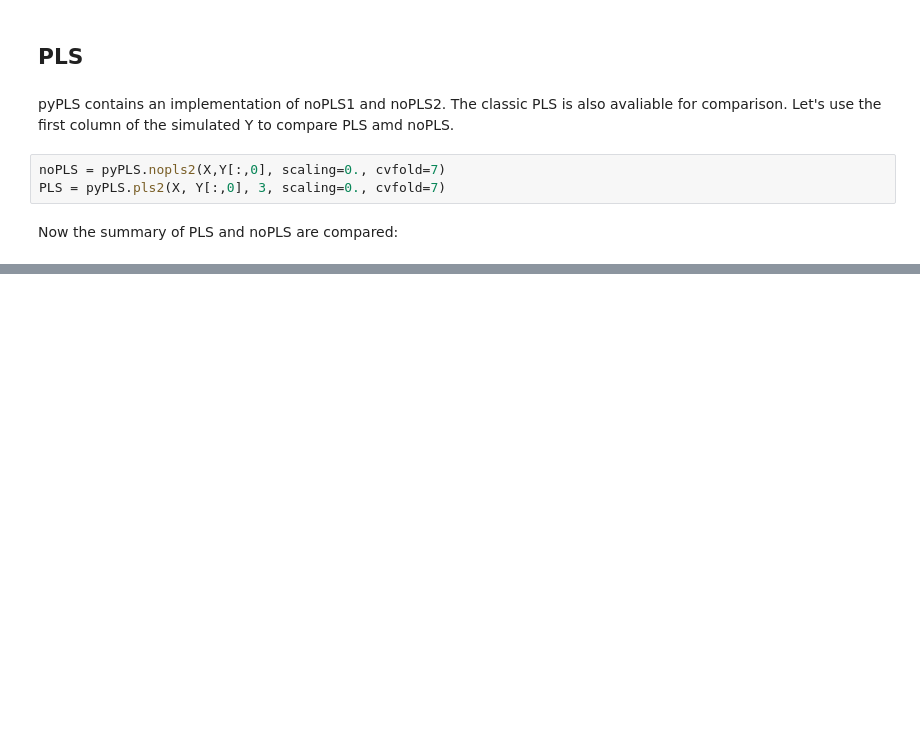
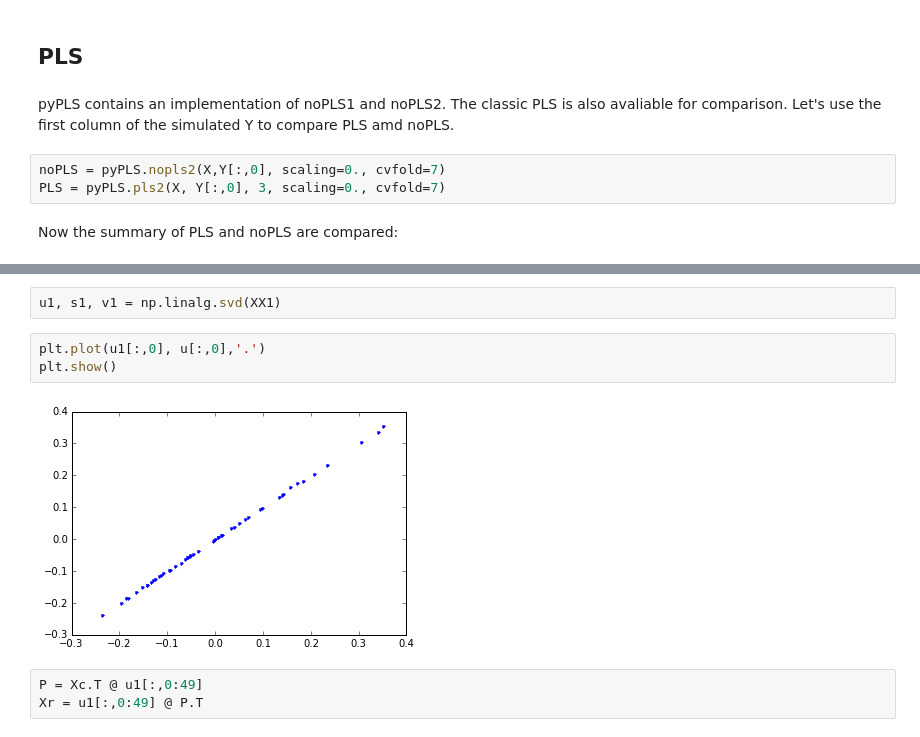
Before and after one commit to ocloarec/pyPLS, a Jupyter notebook: notebooks/pyPLS-Demo.ipynb, the cells around one changed output, grey strips where cells are left out. Saved outputs shown, nothing was run; the diff lists cells and outputs as text; blank space fills up the shorter version.

```diff
--- a/notebooks/pyPLS-Demo.ipynb
+++ b/notebooks/pyPLS-Demo.ipynb
@@ -65,0 +169,10 @@ Cumulative Q2Y: -5.109
+# %%
+u1, s1, v1 = np.linalg.svd(XX1)
+# %%
+plt.plot(u1[:,0], u[:,0],'.')
+plt.show()
+# %% [output]
+[figure, added]
+# %%
+P = Xc.T @ u1[:,0:49]
+Xr = u1[:,0:49] @ P.T
```
Also changed, not shown: parts of 25 cells of this notebook, 4 other files.
